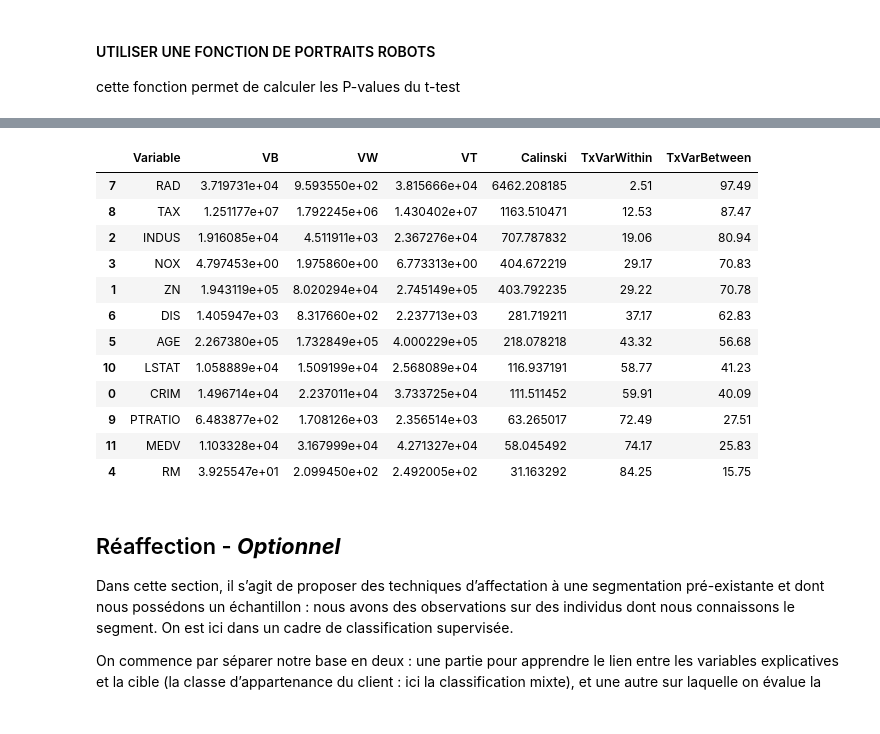
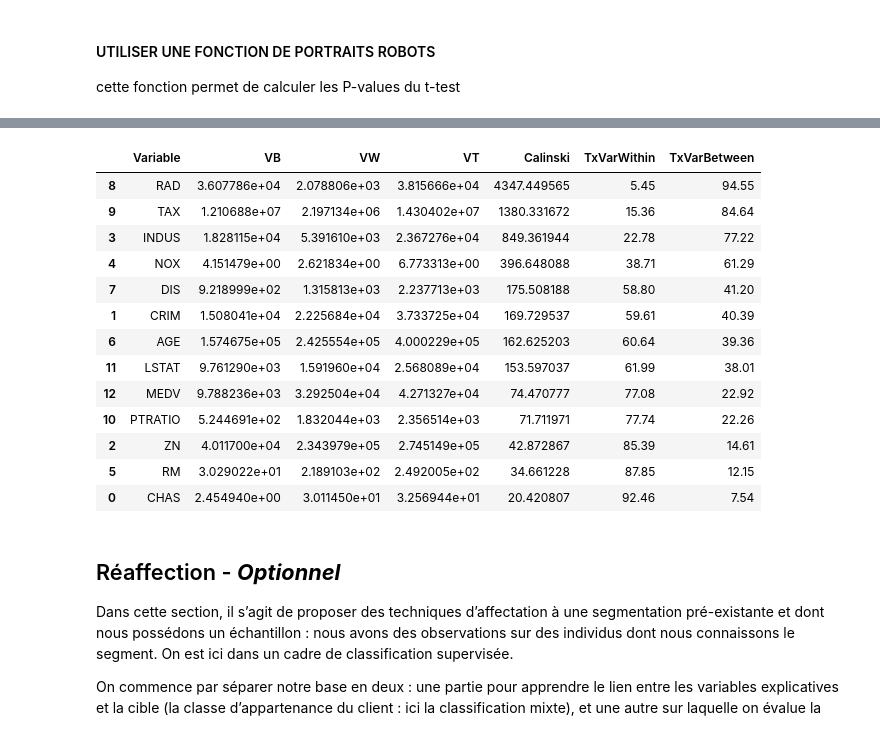
Before and after one commit to wil0u/python-formation-3, a Jupyter notebook: notebooks/TP_MLPython_ClusteringBoston.ipynb, the cells around one changed output, grey strips where cells are left out. Cells and saved outputs as stored; diff of their text form; code cells hidden in the pictures.

```diff
--- a/notebooks/TP_MLPython_ClusteringBoston.ipynb
+++ b/notebooks/TP_MLPython_ClusteringBoston.ipynb
@@ -109,8 +110,8 @@ Name: Valeur_Immo, dtype: object
 from sklearn.preprocessing import StandardScaler
 from sklearn.decomposition import PCA
 
-# CHAS, MEDV ne sont plus des variables qu'on veut projetter et Valeur Immo sera une variable de controle du clustering
-X = housing.drop(["CHAS","MEDV","Valeur_Immo"],axis=1)
+# MEDV ne sont plus des variables qu'on veut projetter et Valeur Immo sera une variable de controle du clustering
+X = housing.drop(["MEDV","Valeur_Immo"],axis=1)
 # on écrase et on standardise
 X = StandardScaler().fit_transform(X)
 # %%
@@ -205,9 +226,9 @@ from scipy import cluster
 from sklearn.cluster import AgglomerativeClustering
 # %%
 # On fait une k-means avec beaucoup de clusters et on récupère les coordonnées des centroides
-
-k_means_cent = KMeans(n_clusters = 25, random_state = 2016).fit(CP_housing[:,0:3])
-# barycentres des 25 classes issues de la partition KM
+# une bonne pratique est de choisir n^(1/3) -> limite de wong
+k_means_cent = KMeans(n_clusters = round(len(X)**(1/3)), random_state = 2016).fit(CP_housing[:,0:3])
+# barycentres des  classes issues de la partition KM
 centroides = k_means_cent.cluster_centers_
 # %%
 print(centroides)
@@ -265,6 +260,6 @@ cluster.hierarchy.dendrogram(Z, leaf_font_size=12, leaf_rotation=90.)
 # %%
 # etape partitionner par rapport au nombre = 3 ou 4
 # On peut ensuite réaliser le clustering à l'aide de scikit-learn
-hac_cent = AgglomerativeClustering(n_clusters = 4, affinity = 'euclidean', linkage = 'ward')
+hac_cent = AgglomerativeClustering(n_clusters = 3, affinity = 'euclidean', linkage = 'ward')
 hac_cent.fit(centroides)
 # %% [output]
@@ -395,27 +389,28 @@ stats.sort_values('index')
 # %%
 # Fonction qui calcule pour chaque variable numérique si la typologie explique bien leur variance
 # VB = Variance Between
 # VW = Variance Within
 # VT = Variance Totale
 # Tx* = Taux des variances par rapport à la variance Totale
 # Calinski = Statistique de Calinski-HaraBascz (Plus c'est élevée plus la variable joue en la faveur de la variance Between)
 
-pouvoirDiscrimant=pouvoir_discriminant(typologie, 'Typologie', ["CRIM","ZN","INDUS","NOX","RM","AGE","DIS","RAD","TAX", "PTRATIO","LSTAT","MEDV"])
+pouvoirDiscrimant=pouvoir_discriminant(typologie, 'Typologie', ["CHAS","CRIM","ZN","INDUS","NOX","RM","AGE","DIS","RAD","TAX", "PTRATIO","LSTAT","MEDV"])
 pouvoirDiscrimant
 # %% [output]
 |  | Variable | VB | VW | VT | Calinski | TxVarWithin | TxVarBetween |
-| 7 | RAD | 3.719731e+04 | 9.593550e+02 | 3.815666e+04 | 6462.208185 | 2.51 | 97.49 |
-| 8 | TAX | 1.251177e+07 | 1.792245e+06 | 1.430402e+07 | 1163.510471 | 12.53 | 87.47 |
-| 2 | INDUS | 1.916085e+04 | 4.511911e+03 | 2.367276e+04 | 707.787832 | 19.06 | 80.94 |
-| 3 | NOX | 4.797453e+00 | 1.975860e+00 | 6.773313e+00 | 404.672219 | 29.17 | 70.83 |
-| 1 | ZN | 1.943119e+05 | 8.020294e+04 | 2.745149e+05 | 403.792235 | 29.22 | 70.78 |
-| 6 | DIS | 1.405947e+03 | 8.317660e+02 | 2.237713e+03 | 281.719211 | 37.17 | 62.83 |
-| 5 | AGE | 2.267380e+05 | 1.732849e+05 | 4.000229e+05 | 218.078218 | 43.32 | 56.68 |
-| 10 | LSTAT | 1.058889e+04 | 1.509199e+04 | 2.568089e+04 | 116.937191 | 58.77 | 41.23 |
-| 0 | CRIM | 1.496714e+04 | 2.237011e+04 | 3.733725e+04 | 111.511452 | 59.91 | 40.09 |
-| 9 | PTRATIO | 6.483877e+02 | 1.708126e+03 | 2.356514e+03 | 63.265017 | 72.49 | 27.51 |
-| 11 | MEDV | 1.103328e+04 | 3.167999e+04 | 4.271327e+04 | 58.045492 | 74.17 | 25.83 |
-| 4 | RM | 3.925547e+01 | 2.099450e+02 | 2.492005e+02 | 31.163292 | 84.25 | 15.75 |
+| 8 | RAD | 3.607786e+04 | 2.078806e+03 | 3.815666e+04 | 4347.449565 | 5.45 | 94.55 |
+| 9 | TAX | 1.210688e+07 | 2.197134e+06 | 1.430402e+07 | 1380.331672 | 15.36 | 84.64 |
+| 3 | INDUS | 1.828115e+04 | 5.391610e+03 | 2.367276e+04 | 849.361944 | 22.78 | 77.22 |
+| 4 | NOX | 4.151479e+00 | 2.621834e+00 | 6.773313e+00 | 396.648088 | 38.71 | 61.29 |
+| 7 | DIS | 9.218999e+02 | 1.315813e+03 | 2.237713e+03 | 175.508188 | 58.80 | 41.20 |
+| 1 | CRIM | 1.508041e+04 | 2.225684e+04 | 3.733725e+04 | 169.729537 | 59.61 | 40.39 |
+| 6 | AGE | 1.574675e+05 | 2.425554e+05 | 4.000229e+05 | 162.625203 | 60.64 | 39.36 |
+| 11 | LSTAT | 9.761290e+03 | 1.591960e+04 | 2.568089e+04 | 153.597037 | 61.99 | 38.01 |
+| 12 | MEDV | 9.788236e+03 | 3.292504e+04 | 4.271327e+04 | 74.470777 | 77.08 | 22.92 |
+| 10 | PTRATIO | 5.244691e+02 | 1.832044e+03 | 2.356514e+03 | 71.711971 | 77.74 | 22.26 |
+| 2 | ZN | 4.011700e+04 | 2.343979e+05 | 2.745149e+05 | 42.872867 | 85.39 | 14.61 |
+| 5 | RM | 3.029022e+01 | 2.189103e+02 | 2.492005e+02 | 34.661228 | 87.85 | 12.15 |
+| 0 | CHAS | 2.454940e+00 | 3.011450e+01 | 3.256944e+01 | 20.420807 | 92.46 | 7.54 |
 # %% [markdown]
 ## Réaffection - ***Optionnel***
 
```
Also changed, not shown: parts of 27 cells of this notebook, 2 other files.
